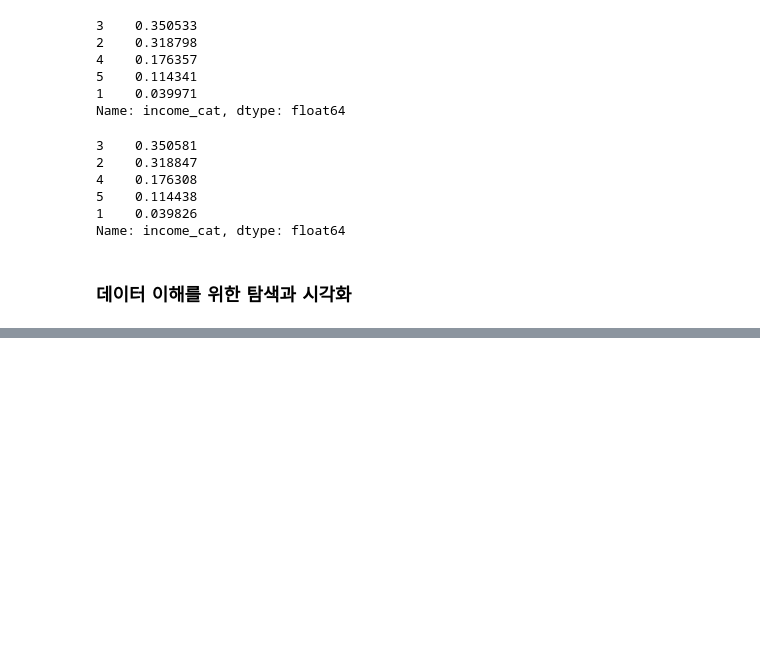
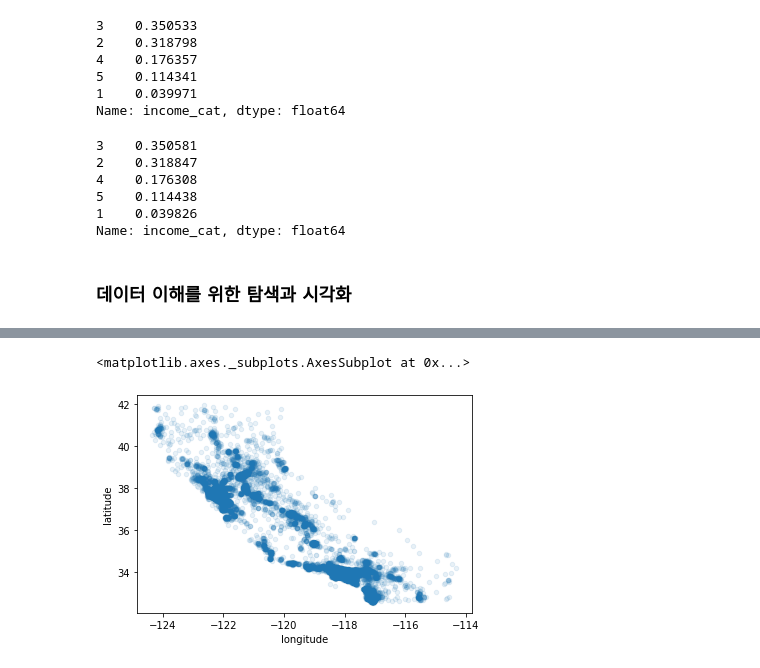
Before and after one commit to Yoon0527/AI_study, a Jupyter notebook: Hands_on_ML(1~4).ipynb, the cells around one changed output, grey strips where cells are left out. Drawn from its saved outputs; the diff is of its cells as text; code cells hidden in the pictures; blank space fills up the shorter version.

```diff
--- a/Hands_on_ML(1~4).ipynb
+++ b/Hands_on_ML(1~4).ipynb
@@ -429,0 +439,7 @@ for set_ in (strat_train_set, strat_test_set):
+# %%
+# 밀집 영역을 보기 위해 parameter로 alpha=0.1을 준다.
+# alpha: 0에서 1 사이의 값을 입력 받아 투명도를 조절.
+housing.plot(kind="scatter", x="longitude", y="latitude", alpha=0.1)
+# %% [output]
+<matplotlib.axes._subplots.AxesSubplot at 0x...>
+[figure, added]
```
Also changed, not shown: parts of 6 cells of this notebook.
